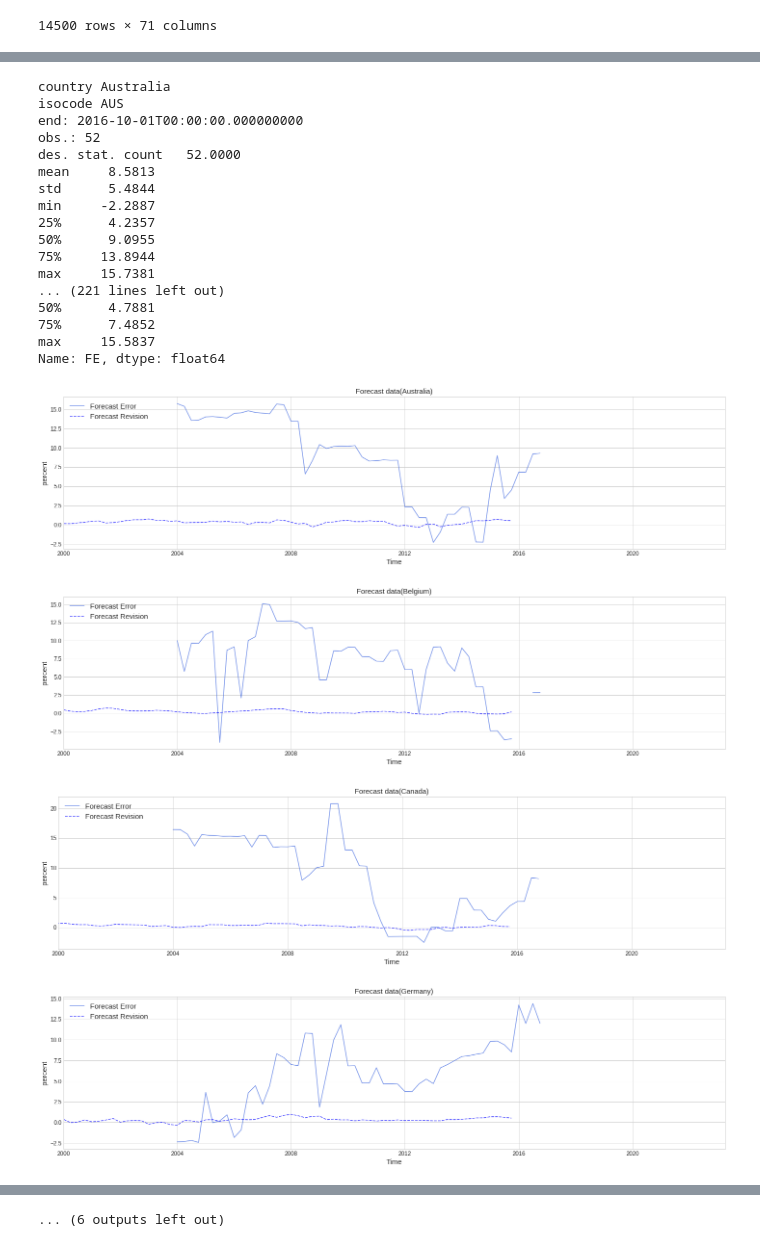
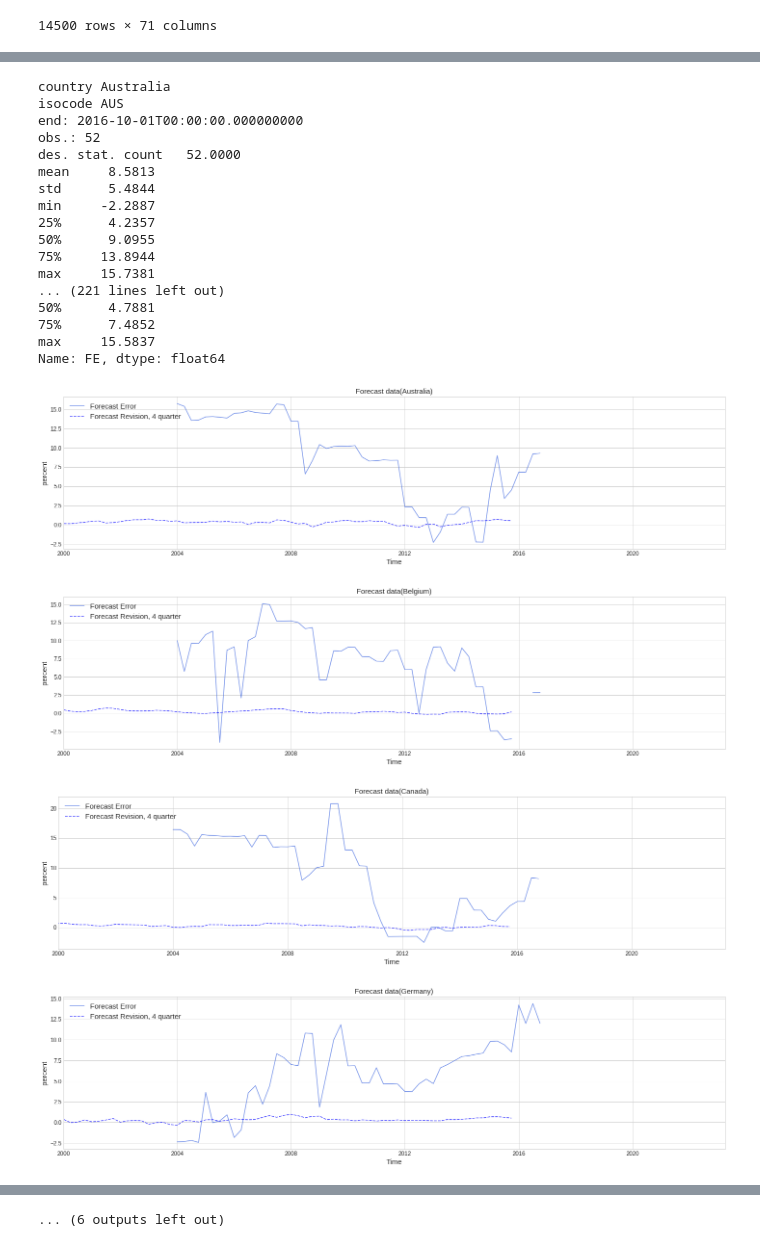
Before and after one commit to jkeconr/datawork, a Jupyter notebook: data_NABO_KH_230112.ipynb, the cells around one changed output, grey strips where cells are left out. Saved outputs shown, nothing was run; the diff lists cells and outputs as text; code cells hidden in the pictures.

```diff
--- a/data_NABO_KH_230112.ipynb
+++ b/data_NABO_KH_230112.ipynb
@@ -158,37 +158,37 @@ for i in range(0, data['isocode'].unique().shape[0]):
        plt.subplot(data['isocode'].unique().shape[0], 1, i+1)
        plt.title('Forecast data({})'.format(data['country'].unique()[i]), fontsize=15)
        plt.plot(globals()['df_isocode_{}'.format(i+1)]['quarter'], globals()['df_isocode_{}'.format(i+1)]['FE'], label="Forecast Error", color='royalblue', alpha=0.7)
-       plt.plot(globals()['df_isocode_{}'.format(i+1)]['quarter'], globals()['df_isocode_{}'.format(i+1)]['FR'], label="Forecast Revision", color='blue', linestyle = 'dashed',  alpha=0.7)
+       plt.plot(globals()['df_isocode_{}'.format(i+1)]['quarter'], globals()['df_isocode_{}'.format(i+1)]['FR'], label="Forecast Revision, 4 quarter", color='blue', linestyle = 'dashed',  alpha=0.7)
 
        plt.xlabel('Time', fontsize=15)
        plt.ylabel('percent', fontsize=15)
        plt.xlim([dt.date(2000, 1, 1), dt.date(2023, 4, 1)])
        plt.ylim()
        plt.xticks(fontsize=12)
        plt.yticks(fontsize=12)
        plt.legend(loc='upper left', ncol=1, fontsize=15)
 
        plt.tight_layout()
        print('')
 # %% [output]
 country Australia
 isocode AUS
 end: 2016-10-01T00:00:00.000000000
 obs.: 52
 des. stat. count   52.0000
 mean     8.5813
 std      5.4844
 min     -2.2887
 25%      4.2357
 50%      9.0955
 75%     13.8944
 max     15.7381
 ... (221 lines left out)
 50%      4.7881
 75%      7.4852
 max     15.5837
 Name: FE, dtype: float64
-[figure, old version]
+[figure, new version]
-[figure, old version]
+[figure, new version]
-[figure, old version]
+[figure, new version]
-[figure, old version]
+[figure, new version]
```
Also changed, not shown: parts of 1 cell of this notebook.
